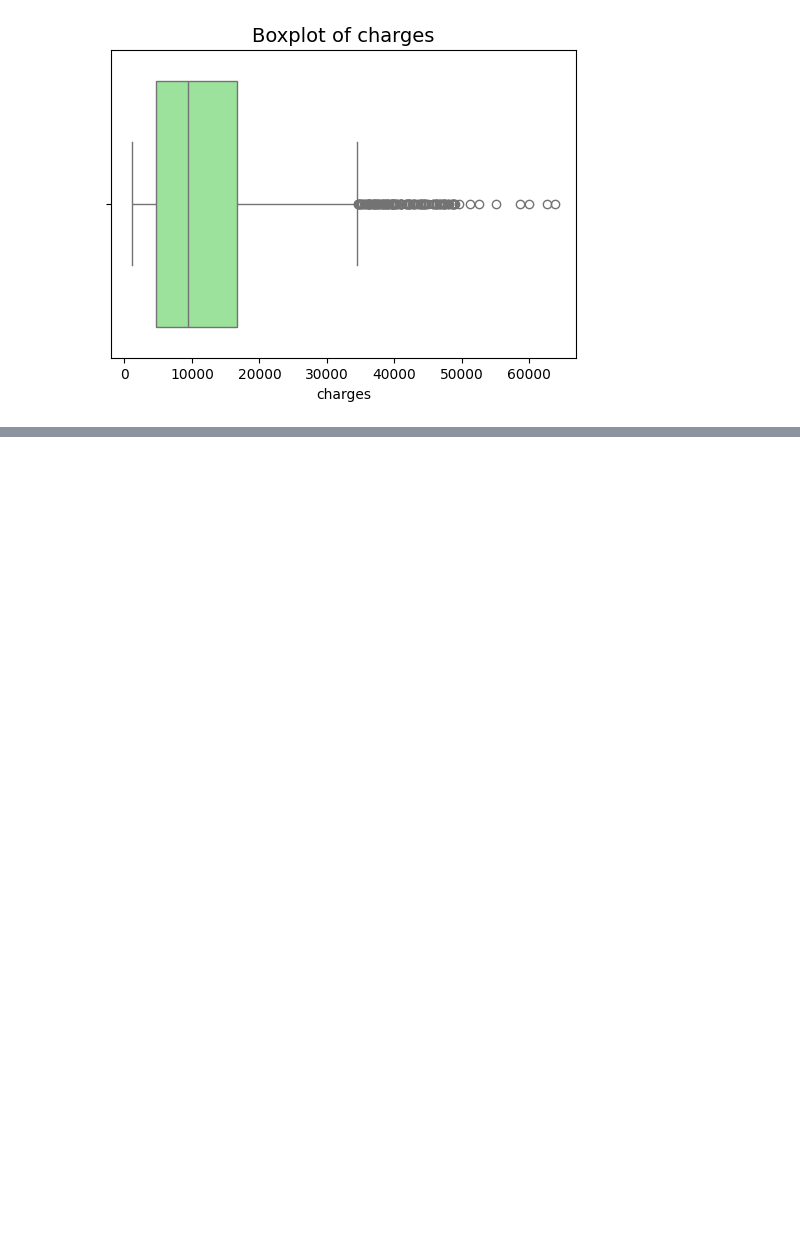
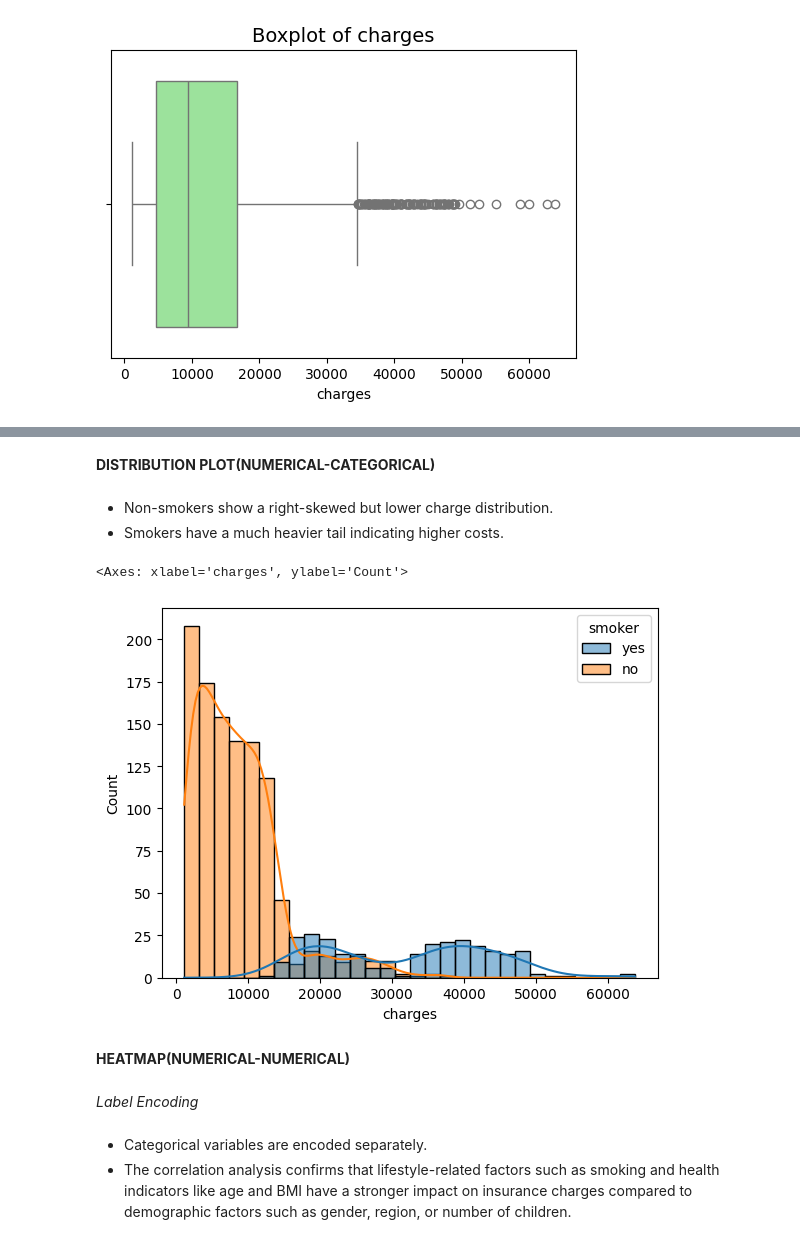
Before and after one commit to samairajn412-png/medical-insurance-cost-prediction, a Jupyter notebook: notebooks/02_univariate_bivariate_analysis.ipynb, the cells around one changed output, grey strips where cells are left out. Cells and saved outputs as stored; diff of their text form; code cells hidden in the pictures; blank space fills up the shorter version.

```diff
--- a/notebooks/02_univariate_bivariate_analysis.ipynb
+++ b/notebooks/02_univariate_bivariate_analysis.ipynb
@@ -92,0 +149,17 @@ for col in numerical_cols:
+# %% [markdown]
+**DISTRIBUTION PLOT(NUMERICAL-CATEGORICAL)**
+# %% [markdown]
+- Non-smokers show a right-skewed but lower charge distribution.
+- Smokers have a much heavier tail indicating higher costs.
+# %%
+sns.histplot(data=df, x='charges', hue='smoker', kde=True)
+# %% [output]
+<Axes: xlabel='charges', ylabel='Count'>
+[figure, added]
+# %% [markdown]
+**HEATMAP(NUMERICAL-NUMERICAL)**
+# %% [markdown]
+*Label Encoding*
+# %% [markdown]
+- Categorical variables are encoded separately.
+- The correlation analysis confirms that lifestyle-related factors such as smoking and health indicators like age and BMI have a stronger impact on insurance charges compared to demographic factors such as gender, region, or number of children.
```
Also changed, not shown: parts of 18 cells of this notebook, 2 other files.
